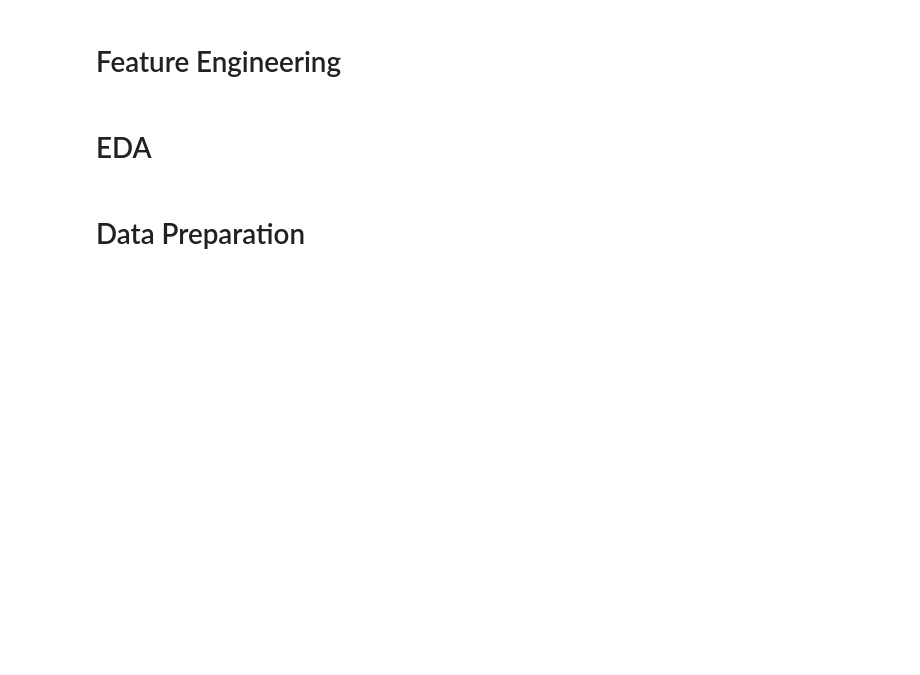
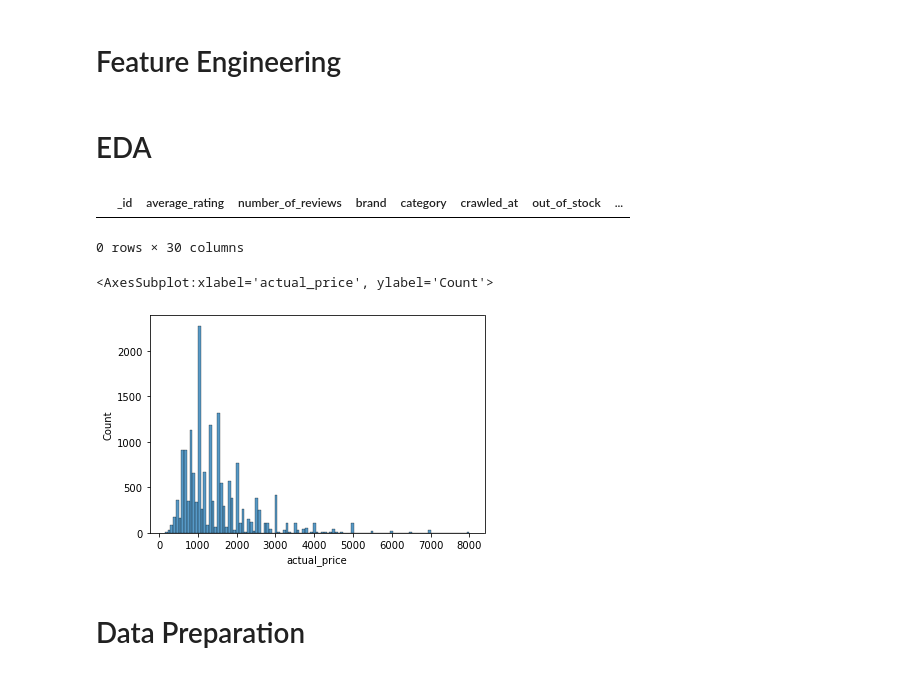
Before and after one commit to Gabrielnbr/hd6, a Jupyter notebook: notebook_hackday_06_oficial.ipynb, the cells around one changed output. Drawn from its saved outputs; the diff is of its cells as text; code cells hidden in the pictures; blank space fills up the shorter version.

```diff
--- a/notebook_hackday_06_oficial.ipynb
+++ b/notebook_hackday_06_oficial.ipynb
@@ -233,6 +307,8 @@ df4['brand'] = df4['brand'].apply(lambda x: x.lower())
 
 # criando feature product
 df4['product'] = df4[['category', 'sub_category']].apply(lambda x: x['category'] + '_' + x['sub_category'], axis = 1)
+
+df4.loc[df4['number_of_reviews'] == 0, 'average_rating'] = -1
 # %%
 import ast
 
@@ -310,6 +386,8 @@ df4['actual_price'] = df4_aux['actual_price_x'].fillna(0) + df4_aux['actual_pric
 
 df4 = df4.dropna(subset=['actual_price'])
 
+df4 = df4.loc[df4['actual_price'] <= 8000]
+
 # Novas Features de roupa
 
 df4['cotton'] = df4['Fabric'].apply(lambda x: 1 if 'cotton' in x.lower() else 0)
@@ -324,3 +400,13 @@ df5['Pattern'].value_counts().head(10)
+# %%
+df5.loc[df5['actual_price'] > 8000]
+# %% [output]
+|  | _id | average_rating | number_of_reviews | brand | category | crawled_at | out_of_stock | ... |
+0 rows × 30 columns
+# %%
+sns.histplot(df5['actual_price'])
+# %% [output]
+<AxesSubplot:xlabel='actual_price', ylabel='Count'>
+[figure, added]
 # %% [markdown]
 # Data Preparation
 # %%
```
Also changed, not shown: parts of 27 cells of this notebook, 17 other files.
